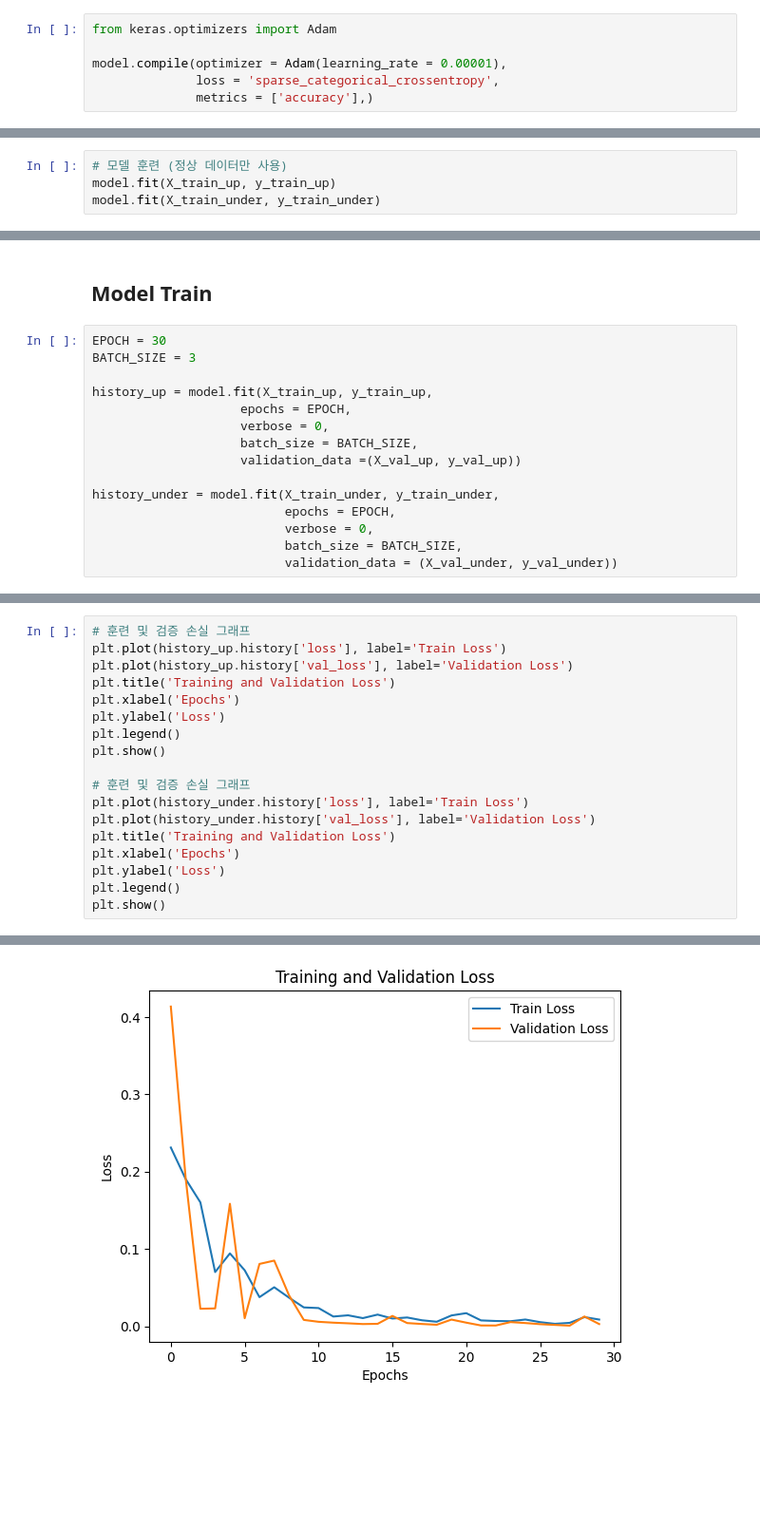
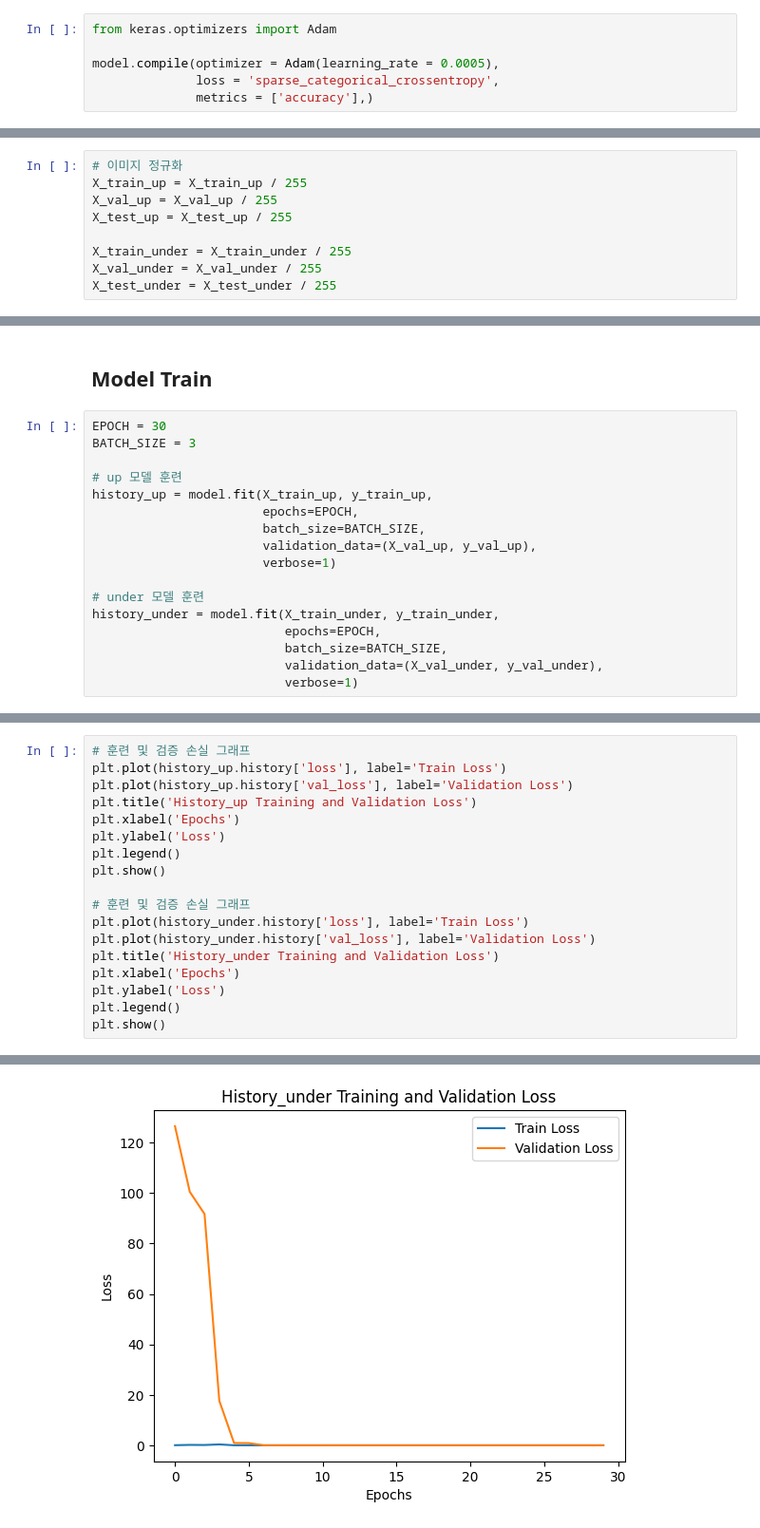
Before and after one commit to NeulboGom/J_Automation_Project, a Jupyter notebook: Anomaly_Classification_no_csv.ipynb, the cells around one changed output, grey strips where cells are left out. Shown at 95% size. Cells and saved outputs as stored; diff of their text form; blank space fills up the shorter version.

```diff
--- a/Anomaly_Classification_no_csv.ipynb
+++ b/Anomaly_Classification_no_csv.ipynb
@@ -174,7 +143,7 @@ classes: include_top이 True이고 weights가 None일 때 커스텀으로 구별
 # %%
 from keras.optimizers import Adam
 
-model.compile(optimizer = Adam(learning_rate = 0.00001),
+model.compile(optimizer = Adam(learning_rate = 0.0005),
               loss = 'sparse_categorical_crossentropy',
               metrics = ['accuracy'],)
 # %% [markdown]
@@ -208,4 +188,0 @@ X_train_under, X_val_under, y_train_under, y_val_under = train_test_split(X_unde
-# %%
-# 모델 훈련 (정상 데이터만 사용)
-model.fit(X_train_up, y_train_up)
-model.fit(X_train_under, y_train_under)
@@ -222,3 +189,12 @@ model.evaluate(X_abnormal)
+# %%
+# 이미지 정규화
+X_train_up = X_train_up / 255
+X_val_up = X_val_up / 255
+X_test_up = X_test_up / 255
+
+X_train_under = X_train_under / 255
+X_val_under = X_val_under / 255
+X_test_under = X_test_under / 255
 # %% [markdown]
 ## CSV Dataframe to Image Data
 # %% [markdown]
@@ -227,14 +203,16 @@ model.evaluate(X_abnormal)
 EPOCH = 30
 BATCH_SIZE = 3
 
+# up 모델 훈련
 history_up = model.fit(X_train_up, y_train_up,
-                    epochs = EPOCH,
-                    verbose = 0,
-                    batch_size = BATCH_SIZE,
-                    validation_data =(X_val_up, y_val_up))
+                       epochs=EPOCH,
+                       batch_size=BATCH_SIZE,
+                       validation_data=(X_val_up, y_val_up),
+                       verbose=1)
 
+# under 모델 훈련
 history_under = model.fit(X_train_under, y_train_under,
-                          epochs = EPOCH,
-                          verbose = 0,
-                          batch_size = BATCH_SIZE,
-                          validation_data = (X_val_under, y_val_under))
+                          epochs=EPOCH,
+                          batch_size=BATCH_SIZE,
+                          validation_data=(X_val_under, y_val_under),
+                          verbose=1)
@@ -242,7 +238,7 @@ history_under = model.fit(X_train_under, y_train_under,
 # 훈련 및 검증 손실 그래프
 plt.plot(history_up.history['loss'], label='Train Loss')
 plt.plot(history_up.history['val_loss'], label='Validation Loss')
-plt.title('Training and Validation Loss')
+plt.title('History_up Training and Validation Loss')
 plt.xlabel('Epochs')
 plt.ylabel('Loss')
 plt.legend()
@@ -251,7 +247,7 @@ plt.show()
 # 훈련 및 검증 손실 그래프
 plt.plot(history_under.history['loss'], label='Train Loss')
 plt.plot(history_under.history['val_loss'], label='Validation Loss')
-plt.title('Training and Validation Loss')
+plt.title('History_under Training and Validation Loss')
 plt.xlabel('Epochs')
 plt.ylabel('Loss')
 plt.legend()
@@ -261,4 +257,4 @@ plt.show()
-[figure, old version]
+[figure, new version]
 # %%
 # 훈련 및 검증 정확도 그래프
 plt.plot(history_up.history['accuracy'], label='Train Accuracy')
```
Also changed, not shown: parts of 21 cells of this notebook.
